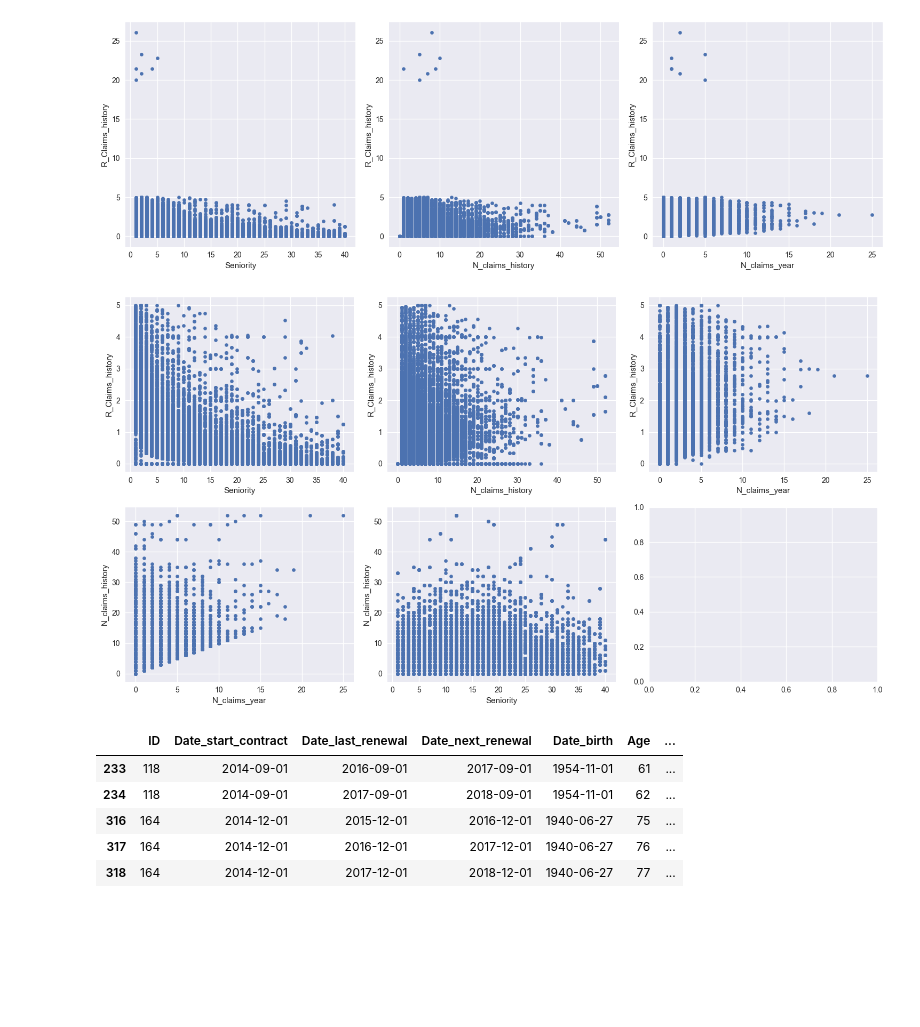
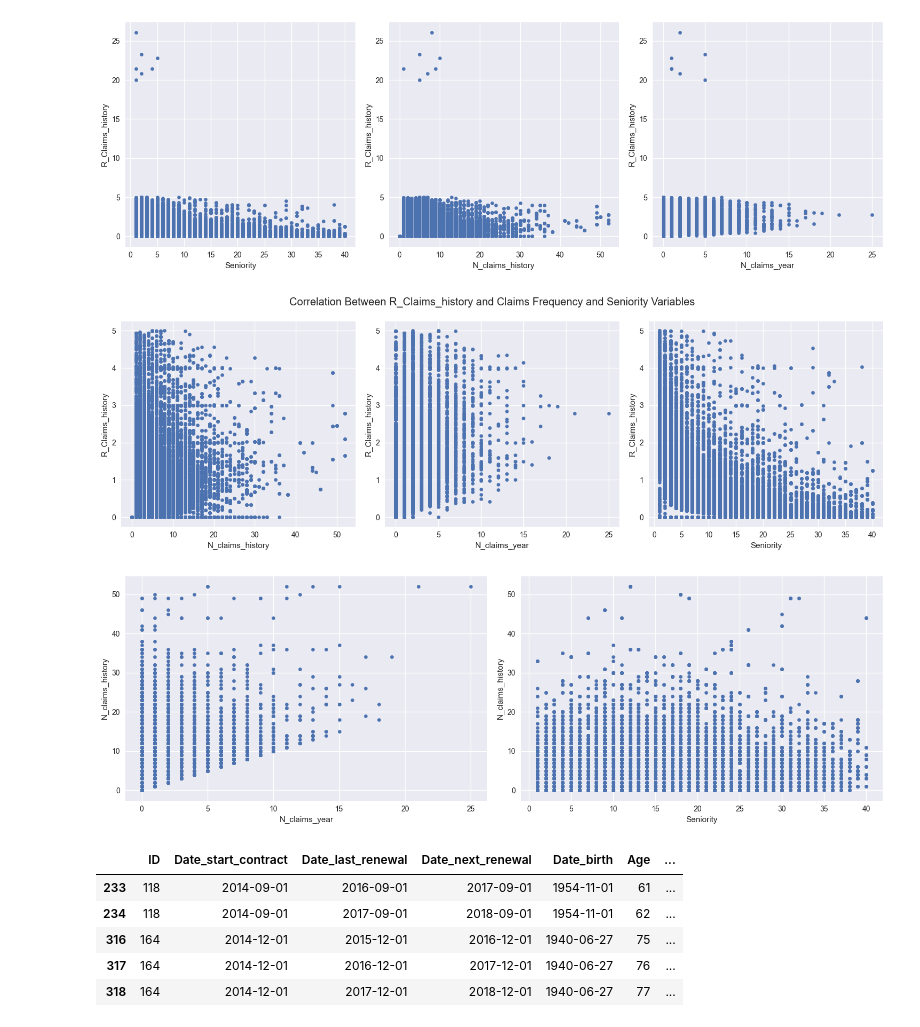
Before and after one commit to Clopes15/Portfolio_Versicherung, a Jupyter notebook: notebooks/pkw_versicherung_01.ipynb, the cells around one changed output. Drawn from its saved outputs; the diff is of its cells as text; code cells hidden in the pictures; blank space fills up the shorter version.

Commit message:
Erstellung der Diagramme für den Bericht

```diff
--- a/notebooks/pkw_versicherung_01.ipynb
+++ b/notebooks/pkw_versicherung_01.ipynb
@@ -575,17 +503,27 @@ mask = df['R_Claims_history'] > 5
 df.loc[mask, 'R_Claims_history'] = np.minimum(df.loc[mask, 'N_claims_history'] / df.loc[mask, 'Seniority'], 5)
 # %%
 plt.style.use('seaborn-v0_8')
-fig, ax = plt.subplots(nrows = 2, ncols = 3, figsize=(15, 8))
+fig, ax = plt.subplots(ncols = 3, figsize=(15, 5))
 
 ax = ax.flatten()
-df.plot(kind = 'scatter', x = 'Seniority', y = 'R_Claims_history', ax=ax[0])
-df.plot(kind = 'scatter', x = 'N_claims_history', y = 'R_Claims_history', ax=ax[1])
-df.plot(kind = 'scatter', x = 'N_claims_year', y = 'R_Claims_history', ax=ax[2])
-df.plot(kind = 'scatter', x = 'N_claims_year', y = 'N_claims_history', ax=ax[3])
-df.plot(kind = 'scatter', x = 'Seniority', y = 'N_claims_history', ax=ax[4])
+df.plot(kind = 'scatter', x = 'N_claims_history', y = 'R_Claims_history', ax=ax[0])
+df.plot(kind = 'scatter', x = 'N_claims_year', y = 'R_Claims_history', ax=ax[1])
+df.plot(kind = 'scatter', x = 'Seniority', y = 'R_Claims_history', ax=ax[2])
+plt.suptitle('Correlation Between R_Claims_history and Claims Frequency and Seniority Variables')
 plt.tight_layout()
+fig.savefig('scatter_rclaimhist_nclaims_seniority.png')
 # %% [output]
-[figure, old version]
+[figure, new version]
+# %%
+plt.style.use('seaborn-v0_8')
+fig, ax = plt.subplots(ncols = 2, figsize=(15, 5))
+
+ax = ax.flatten()
+df.plot(kind = 'scatter', x = 'N_claims_year', y = 'N_claims_history', ax=ax[0])
+df.plot(kind = 'scatter', x = 'Seniority', y = 'N_claims_history', ax=ax[1])
+plt.tight_layout()
+# %% [output]
+[figure, added]
 # %%
 df[df['Type_fuel'].isna()].head(5)
 # %% [output]
```
Also changed, not shown: parts of 8 cells of this notebook, 5 other files.
